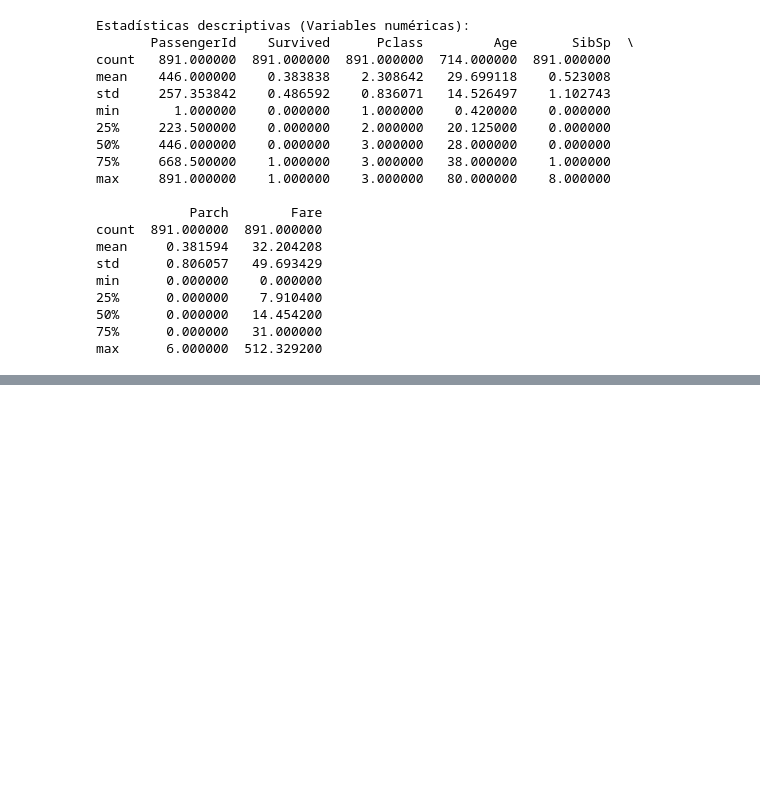
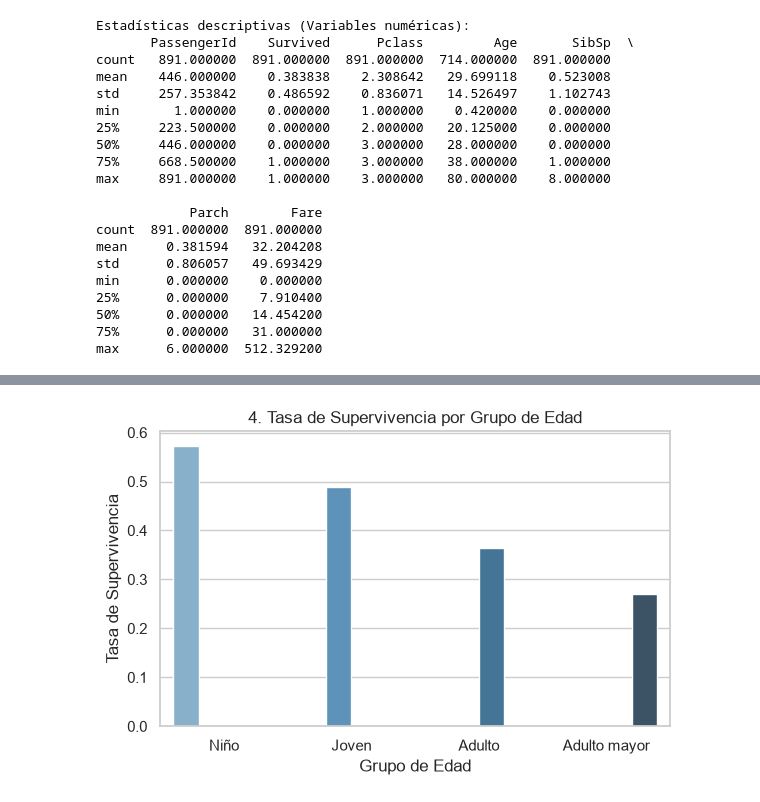
Before and after one commit to Tadand-64/Titanic, a Jupyter notebook: src/analysis.ipynb, the cells around one changed output, grey strips where cells are left out. Cells and saved outputs as stored; diff of their text form; code cells hidden in the pictures; blank space fills up the shorter version.

```diff
--- a/src/analysis.ipynb
+++ b/src/analysis.ipynb
@@ -116,0 +227,12 @@ freq                          1   577       7     4      644
+# %%
+# Gráfico 4: Supervivencia por Grupos de Edad
+plt.figure(figsize=(6, 4))
+sns.barplot(x='AgeGroup', y='Survived', hue='AgeGroup', legend=False, data=df, errorbar=None, palette='Blues_d')
+plt.title('4. Tasa de Supervivencia por Grupo de Edad')
+plt.ylabel('Tasa de Supervivencia')
+plt.xlabel('Grupo de Edad')
+plt.tight_layout()
+plt.savefig('../outputs/resultados/4_supervivencia_edad.png')
+plt.show()
+# %% [output]
+[figure, added]
```
Also changed, not shown: parts of 9 cells of this notebook, 7 other files.
